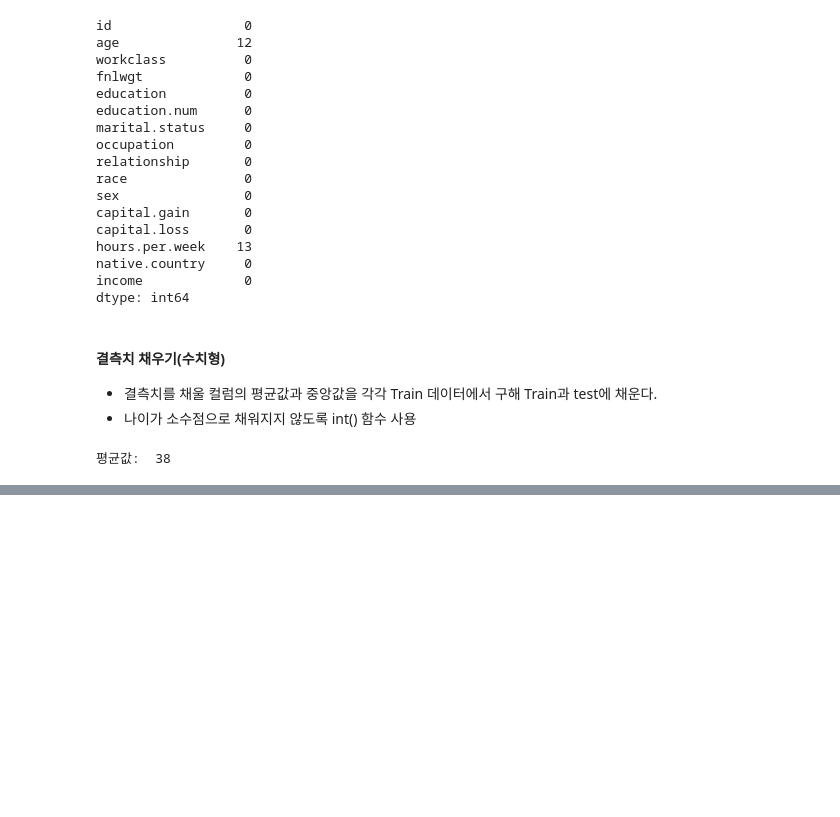
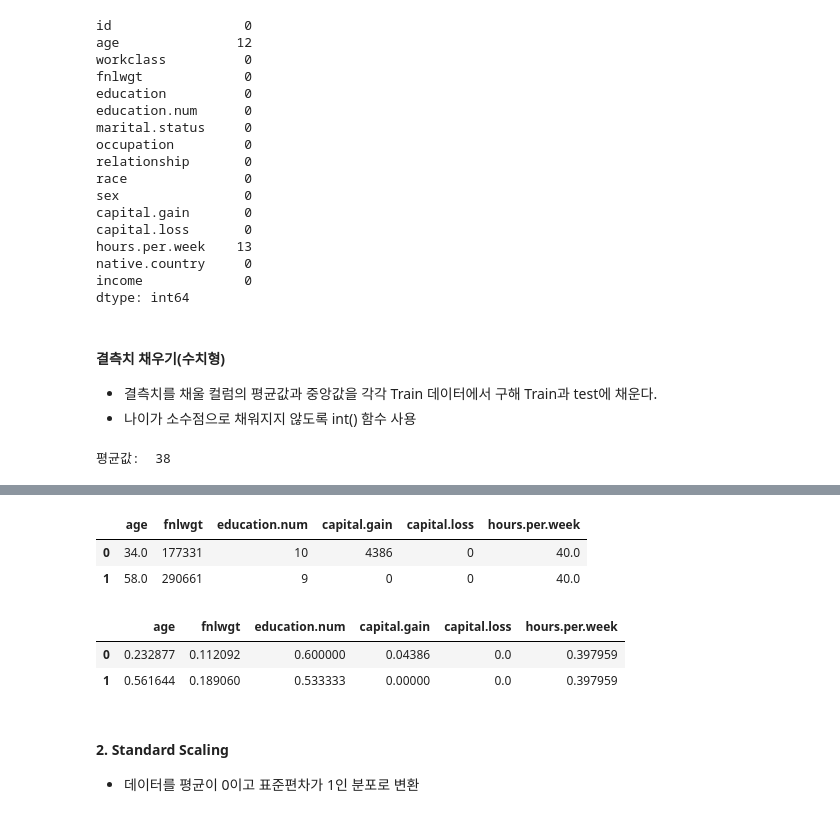
Before and after one commit to rlgus3351/-BigDataAnalyst, a Jupyter notebook: ch2/ch2.ipynb, the cells around one changed output, grey strips where cells are left out. Drawn from its saved outputs; the diff is of its cells as text; code cells hidden in the pictures; blank space fills up the shorter version.

```diff
--- a/ch2/ch2.ipynb
+++ b/ch2/ch2.ipynb
@@ -286,0 +383,7 @@ test['age'] = test['age'].fillna(value)
+# %%
+cols = ['age','fnlwgt','education.num','capital.gain','capital.loss','hours.per.week']
+# %%
+def get_data():
+    train_copy = train.copy()
+    test_copy = test.copy()
+    return train_copy,test_copy
@@ -286,0 +397,20 @@ test['age'] = test['age'].fillna(value)
+# %%
+train_copy, test_copy = get_data()
+
+from sklearn.preprocessing import MinMaxScaler
+scaler = MinMaxScaler()
+display(train_copy[cols].head(2))
+
+train_copy[cols] = scaler.fit_transform(train_copy[cols])
+test_copy[cols] = scaler.transform(test_copy[cols])
+display(train_copy[cols].head(2))
+# %% [output]
+|  | age | fnlwgt | education.num | capital.gain | capital.loss | hours.per.week |
+| 0 | 34.0 | 177331 | 10 | 4386 | 0 | 40.0 |
+| 1 | 58.0 | 290661 | 9 | 0 | 0 | 40.0 |
+|  | age | fnlwgt | education.num | capital.gain | capital.loss | hours.per.week |
+| 0 | 0.232877 | 0.112092 | 0.600000 | 0.04386 | 0.0 | 0.397959 |
+| 1 | 0.561644 | 0.189060 | 0.533333 | 0.00000 | 0.0 | 0.397959 |
+# %% [markdown]
+#### 2. Standard Scaling
+- 데이터를 평균이 0이고 표준편차가 1인 분포로 변환
```
Also changed, not shown: parts of 20 cells of this notebook.
